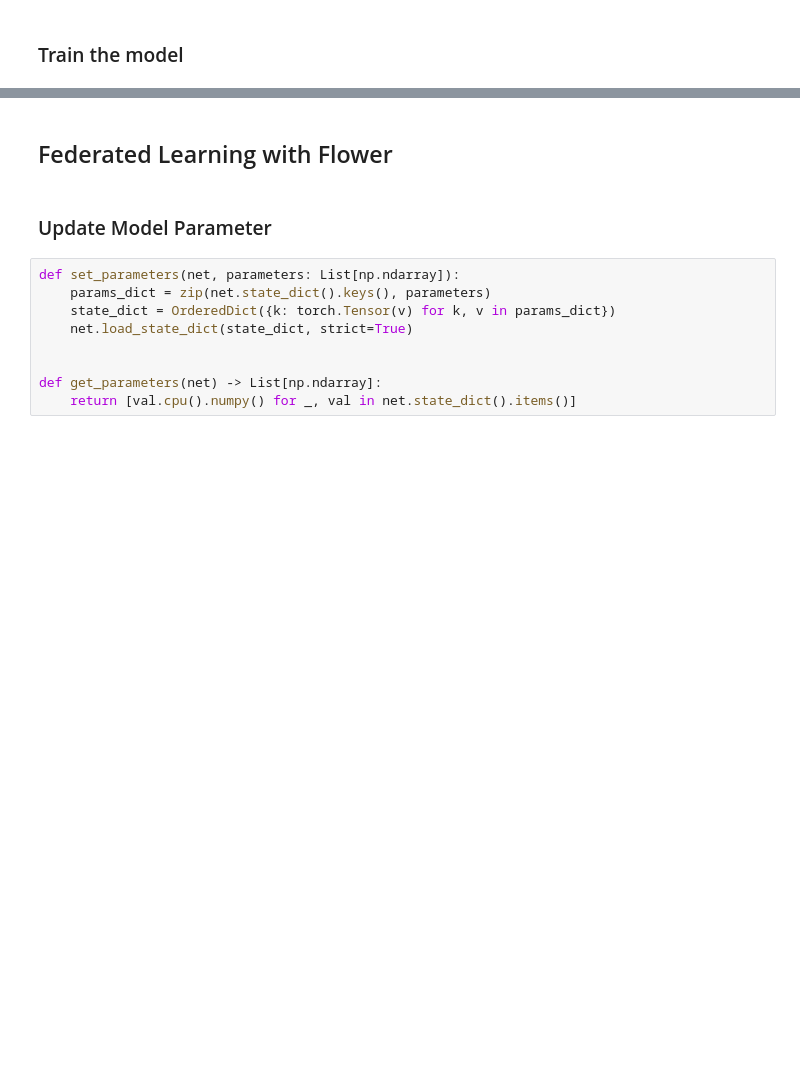
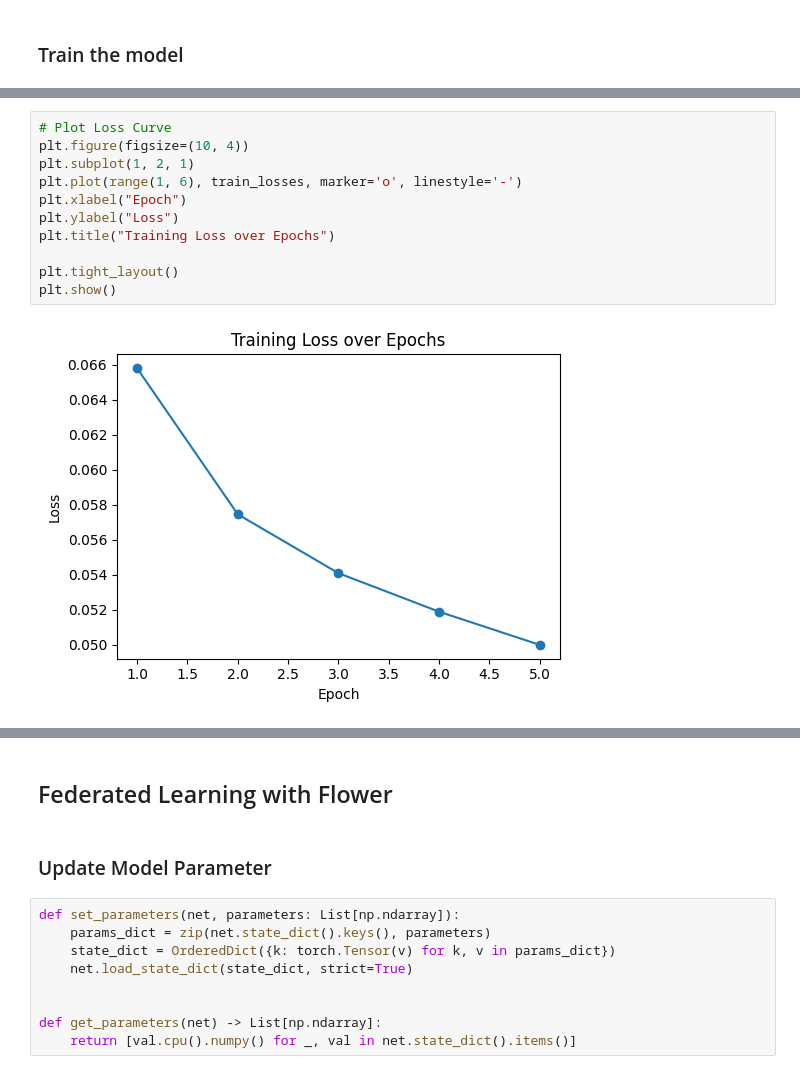
Before and after one commit to mridulmaikhuri/federated_learning, a Jupyter notebook: federated_learning.ipynb, the cells around one changed output, grey strips where cells are left out. Cells and saved outputs as stored; diff of their text form; blank space fills up the shorter version.

```diff
--- a/federated_learning.ipynb
+++ b/federated_learning.ipynb
@@ -173,0 +219,13 @@ Final test set performance:
+# %%
+# Plot Loss Curve
+plt.figure(figsize=(10, 4))
+plt.subplot(1, 2, 1)
+plt.plot(range(1, 6), train_losses, marker='o', linestyle='-')
+plt.xlabel("Epoch")
+plt.ylabel("Loss")
+plt.title("Training Loss over Epochs")
+
+plt.tight_layout()
+plt.show()
+# %% [output]
+[figure, added]
```
Also changed, not shown: parts of 16 cells of this notebook.
